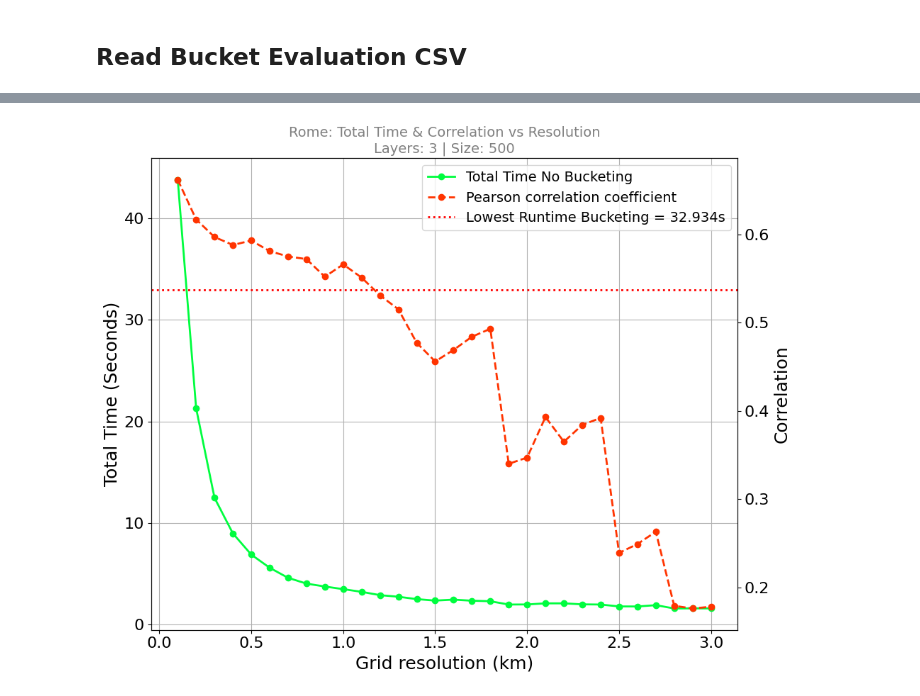
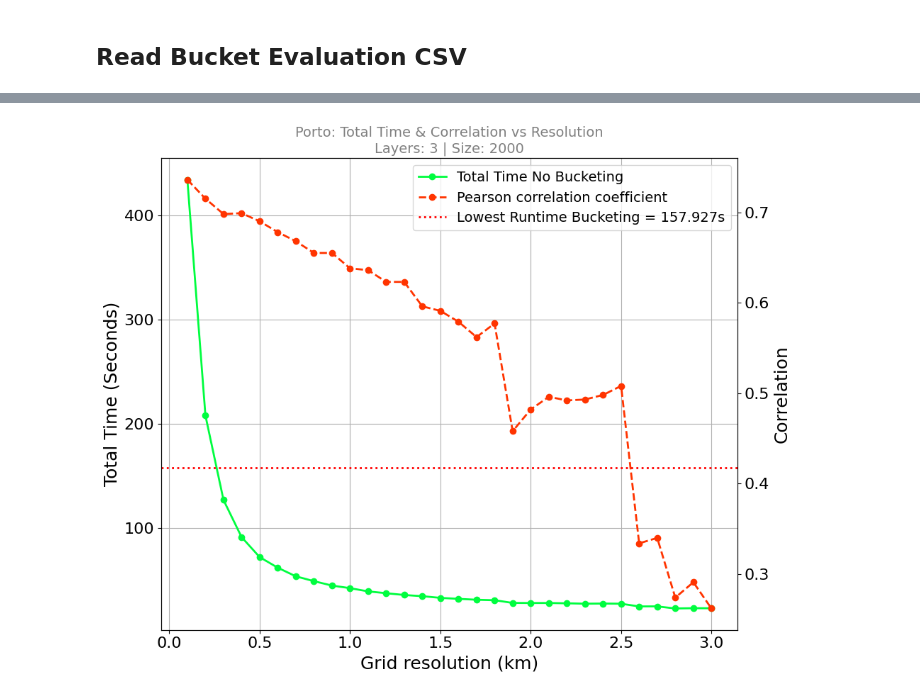
Before and after one commit to eivindmidtbo/masteroppgave, a Jupyter notebook: result_analysis/bucketing_vs_nobucketing/bucketing_vs_no_bucketing_grid.ipynb, the cells around one changed output, grey strips where cells are left out. Saved outputs shown, nothing was run; the diff lists cells and outputs as text; code cells hidden in the pictures.

Commit message:
fixed plotting function

```diff
--- a/result_analysis/bucketing_vs_nobucketing/bucketing_vs_no_bucketing_grid.ipynb
+++ b/result_analysis/bucketing_vs_nobucketing/bucketing_vs_no_bucketing_grid.ipynb
@@ -30,9 +30,9 @@ from utils.helpers.measure_similarities import *
 # %% [output]
 Project root found: /cluster/home/eivindoy/masteroppgave
 # %%
-CITY = "rome"
+CITY = "porto"
 MEASURE = "dtw"
-DATA_SIZE = [500]
+DATA_SIZE = [2000]
 SCHEME = "grid"
 BUCKETING_METHOD = "loose"
 # %% [markdown]
@@ -46,7 +46,6 @@ file_path = folder_path + file_name
 runtime_bucketing = pd.read_csv(file_path, index_col=0)
 runtime_bucketing.head()
 
-
-
-runtime_bucketing.head(5)
+best_runtime_bucketing = float(runtime_bucketing["Total time (Seconds)"].min())
+print(f"Best runtime bucketing: {best_runtime_bucketing} seconds")
 # %% [output]
@@ -157,30 +92,0 @@ runtime_bucketing_and_bucket_evaluation.head(5)
-# %%
-# Sort the merged dataframe by Avg Correlation Coefficient in descending order
-runtime_bucketing_and_bucket_evaluation_sorted = runtime_bucketing_and_bucket_evaluation.sort_values(
-    by="Total time (Seconds)",
-    ascending=True
-)
-runtime_bucketing_and_bucket_evaluation_sorted.head(10)
-
-#show only these columns
-columns_to_show = [
-    "Resolution", "Layers",
-    "Avg Correlation Coefficient",
-    "Avg Recall", "Threshold",
-    "Average Similarity Computation Time (Seconds)",
-    "Average Hash Generation Time (Seconds)",
-    "Average Bucket Distribution Time (Seconds)",
-    "Total time (Seconds)"
-]
-runtime_bucketing_and_bucket_evaluation_sorted = runtime_bucketing_and_bucket_evaluation_sorted[columns_to_show]
-
-#extract lowest runtime Total time (Seconds) in the runtime_bucketing_and_bucket_evaluation_sorted dataframe
-lowest_runtime = runtime_bucketing_and_bucket_evaluation_sorted.iloc[0]
-
-lowest_runtime = runtime_bucketing_and_bucket_evaluation_sorted["Total time (Seconds)"].min()
-
-
-print(lowest_runtime)
-
-
-runtime_bucketing_and_bucket_evaluation_sorted.head(5)
@@ -249,6 +93,7 @@ runtime_no_bucketing_vs_runtime_bucketing.head()
 # %%
 # Filter the runtime_no_bucketing dataframe to only include the rows where Layers = 3
 filtered_runtime_no_bucketing = runtime_no_bucketing[runtime_no_bucketing["Layers"] == 3]
+# print(filtered_runtime_no_bucketing)
 
 # print(filtered_runtime_no_bucketing[["Resolution", "Correlation"]])
 
@@ -312,33 +157,33 @@ def plot_total_time_vs_resolution(
     ax1.set_ylabel("Total Time (Seconds)", fontsize=18)
     ax2.set_ylabel("Correlation", fontsize=18)
 
 
     ax1.tick_params(axis="both", which="major", labelsize=16)
     ax2.tick_params(axis="both", which="major", labelsize=16)
 
     ax1.set_title(
         f"{city.capitalize()}: Total Time & Correlation vs Resolution\nLayers: {layers} | Size: {size}",
         fontsize=14,
         color='grey'
     )
 
     ax1.grid(True)
     fig.tight_layout()
     plt.show()
 
 
 
 
 plot_total_time_vs_resolution(
     filtered_runtime_no_bucketing,
     city=CITY,
     measure="dtw",
     layers=3,
-    size=500,
-    lowest_runtime=lowest_runtime  # Pass the value from your earlier cell
+    size=DATA_SIZE[0],
+    lowest_runtime=best_runtime_bucketing  # Pass the value from your earlier cell
 )
 
 
 # filtered_runtime_no_bucketing.head(5)
 # %% [output]
-[figure, old version]
+[figure, new version]
```
Also changed, not shown: parts of 7 cells of this notebook.
